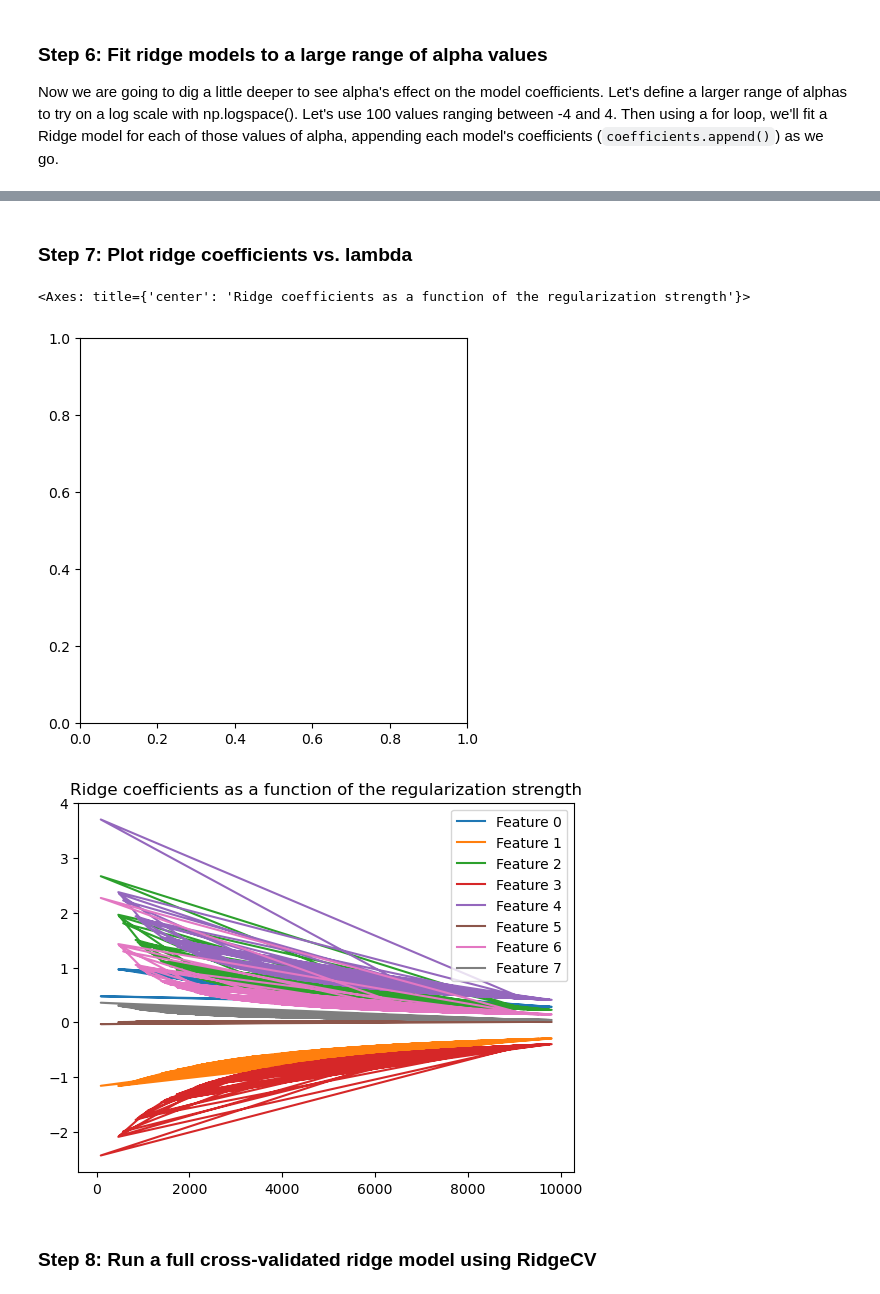
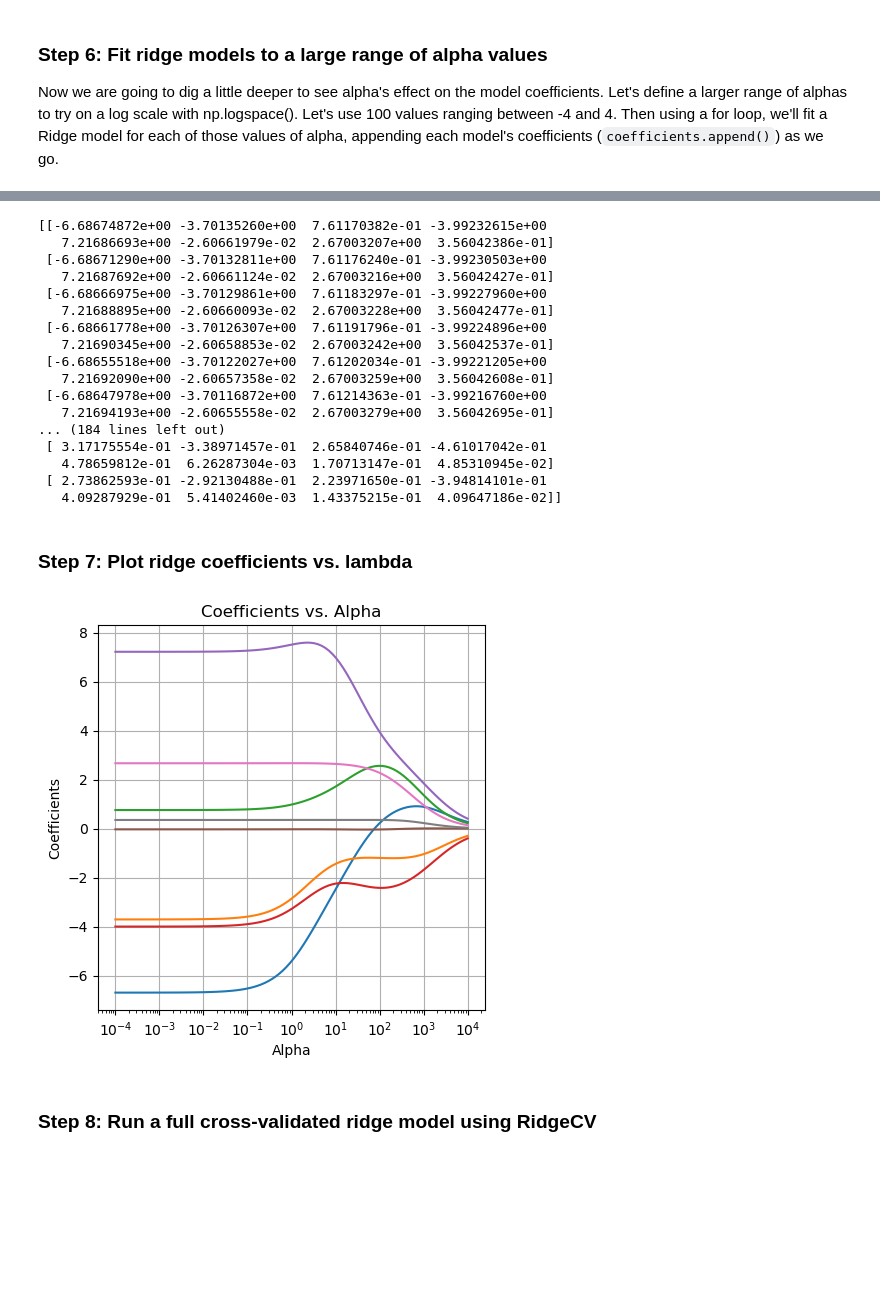
Before and after one commit to nmoraescommit/EDS232-labs, a Jupyter notebook: Week2/Lab2-energy-efficiency.ipynb, the cells around one changed output, grey strips where cells are left out. Cells and saved outputs as stored; diff of their text form; code cells hidden in the pictures; blank space fills up the shorter version.

```diff
--- a/Week2/Lab2-energy-efficiency.ipynb
+++ b/Week2/Lab2-energy-efficiency.ipynb
@@ -208,21 +172,63 @@ print(coefficients)
+# %%
+# Define alphas for ridge regression.
+alphas = np.logspace(-4.0, 4.0, num = 100) # Create list of 100 random values between -4 amd 4
+
+# Initialize an empty list to hold our coefficients
+coefficients = []
+
+# Fit a ridge model for each alpha and collect coefficients
+for alpha in alphas:
+    ridge = Ridge(alpha = alpha)
+    ridge.fit(X_train_scaled,y_train)
+    coefficients.append(ridge.coef_)
+
+# View coef as an array to visulaize easier
+coefficients = np.array(coefficients)
+print(coefficients)
+# %% [output]
+[[-6.68674872e+00 -3.70135260e+00  7.61170382e-01 -3.99232615e+00
+   7.21686693e+00 -2.60661979e-02  2.67003207e+00  3.56042386e-01]
+ [-6.68671290e+00 -3.70132811e+00  7.61176240e-01 -3.99230503e+00
+   7.21687692e+00 -2.60661124e-02  2.67003216e+00  3.56042427e-01]
+ [-6.68666975e+00 -3.70129861e+00  7.61183297e-01 -3.99227960e+00
+   7.21688895e+00 -2.60660093e-02  2.67003228e+00  3.56042477e-01]
+ [-6.68661778e+00 -3.70126307e+00  7.61191796e-01 -3.99224896e+00
+   7.21690345e+00 -2.60658853e-02  2.67003242e+00  3.56042537e-01]
+ [-6.68655518e+00 -3.70122027e+00  7.61202034e-01 -3.99221205e+00
+   7.21692090e+00 -2.60657358e-02  2.67003259e+00  3.56042608e-01]
+ [-6.68647978e+00 -3.70116872e+00  7.61214363e-01 -3.99216760e+00
+   7.21694193e+00 -2.60655558e-02  2.67003279e+00  3.56042695e-01]
+... (184 lines left out)
+ [ 3.17175554e-01 -3.38971457e-01  2.65840746e-01 -4.61017042e-01
+   4.78659812e-01  6.26287304e-03  1.70713147e-01  4.85310945e-02]
+ [ 2.73862593e-01 -2.92130488e-01  2.23971650e-01 -3.94814101e-01
+   4.09287929e-01  5.41402460e-03  1.43375215e-01  4.09647186e-02]]
 # %% [markdown]
 ### Step 7: Plot ridge coefficients vs. lambda
 # %%
 # Plot coefficients vs. alpha. Another for loop may be in order
-alphas = pd.Index(alphas)
-coefs = pd.DataFrame(coefficients, index=alphas, columns=[f"Feature {i}" for i in range(8)])
 
-fig, axs = plt.subplots(1, figsize=(5, 5))
+# Initialize figure
+fig, axs = plt.subplots(figsize=(5, 5))
 
-coefs.plot(
-    #ax=axs[0],
-    logx=False,
-    title="Ridge coefficients as a function of the regularization strength",
-)
+# Create for loop to plot coef v alpha
+for i in range(coefficients.shape[1]):
+    plt.plot(alphas, coefficients[:,i], label = f'Feature {i+1}')
+
+# set x-asix to log scale
+plt.xscale('log')
+
+# Labels
+plt.xlabel("Alpha")
+plt.ylabel("Coefficients")
+plt.title("Coefficients vs. Alpha")
+
+# Add background grid
+plt.grid(True)
+
+plt.show()
 # %% [output]
-<Axes: title={'center': 'Ridge coefficients as a function of the regularization strength'}>
-[figure, old version]
+[figure, new version]
-[figure, removed]
 # %% [markdown]
 ### Step 8: Run a full cross-validated ridge model using RidgeCV
 # %%
```
Also changed, not shown: parts of 10 cells of this notebook.
